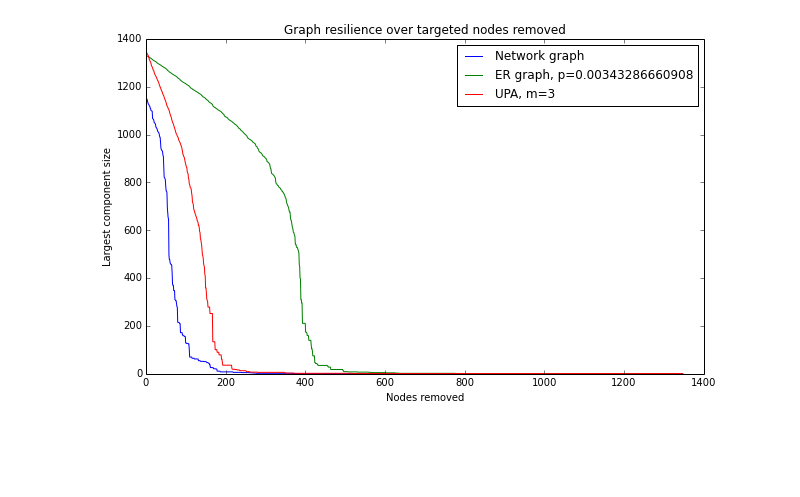
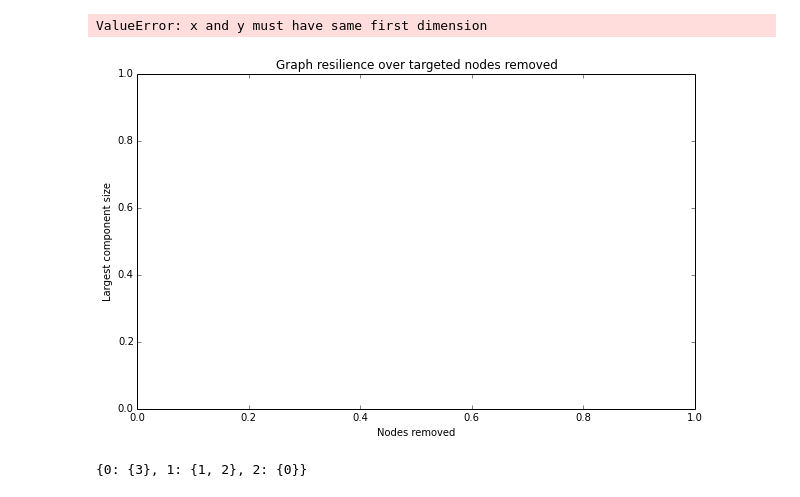
Before and after one commit to kmerenkov/algorithmic-thinking, a Jupyter notebook: application 2.ipynb, the cells around one changed output. Cells and saved outputs as stored; diff of their text form; code cells hidden in the pictures; blank space fills up the shorter version.

```diff
--- a/application 2.ipynb
+++ b/application 2.ipynb
@@ -300,0 +315,41 @@ Empty, skipping
+# %%
+
+
+from datetime import datetime
+
+
+m = 5
+
+ys = []
+xs = []
+for n in xrange(10, 1000, 10):
+    graph = upa(n, m)
+    d1 = datetime.now()
+    fast_targeted_order(graph)
+    d2 = datetime.now()
+    delta = d2 - d1
+    microseconds = delta.seconds * 1000 + (delta.microseconds / 1000.0)
+    xs.append(n)
+    ys.append(microseconds)
+plt.plot(xs, ys, label="fast_targeted_order(UPA)")
+
+
+ys = []
+xs = []
+for n in xrange(10, 1000, 10):
+    graph = upa(n, m)
+    d1 = datetime.now()
+    targeted_order(graph)
+    d2 = datetime.now()
+    delta = d2 - d1
+    microseconds = delta.seconds * 1000 + (delta.microseconds / 1000.0)
+    xs.append(n)
+    ys.append(microseconds)
+plt.plot(xs, ys, label="targeted_order(UPA)")
+
+plt.xlabel("Nodes")
+plt.ylabel("Microseconds taken to compute order")
+
+plt.legend(loc=2)
+
+plt.show()
@@ -301,20 +358,39 @@ Empty, skipping
 # %%
 PLOTS = [
     ('Network graph', network_graph),
     ('ER graph, p={}'.format(P), random_er),
     ('UPA, m={}'.format(3), random_upa)
 ]
 
 plt.title("Graph resilience over targeted nodes removed")
 plt.xlabel("Nodes removed")
 plt.ylabel("Largest component size")
 for label, graph in PLOTS:
-    attack_order = targeted_order(graph)
+    attack_order = fast_targeted_order(graph)
     xs = range(0, len(graph) + 1)
     ys = compute_resilience(graph, attack_order)
     plt.plot(xs, ys, label=label)
 
 plt.legend()
 plt.show()
 # %% [output]
+ValueError: x and y must have same first dimension
-[figure, old version]
+[figure, new version]
+# %%
+graph = {0: {1, 2},
+         1: {0},
+         2: {0},
+         3: {},
+}
+
+degree_sets = {}
+for node in range(len(graph)):
+    degree = len(graph[node])
+
+    if degree not in degree_sets:
+        degree_sets[degree] = {node}
+    else:
+        degree_sets[degree].add(node)
+degree_sets
+# %% [output]
+{0: {3}, 1: {1, 2}, 2: {0}}
```
Also changed, not shown: parts of 4 cells of this notebook.
